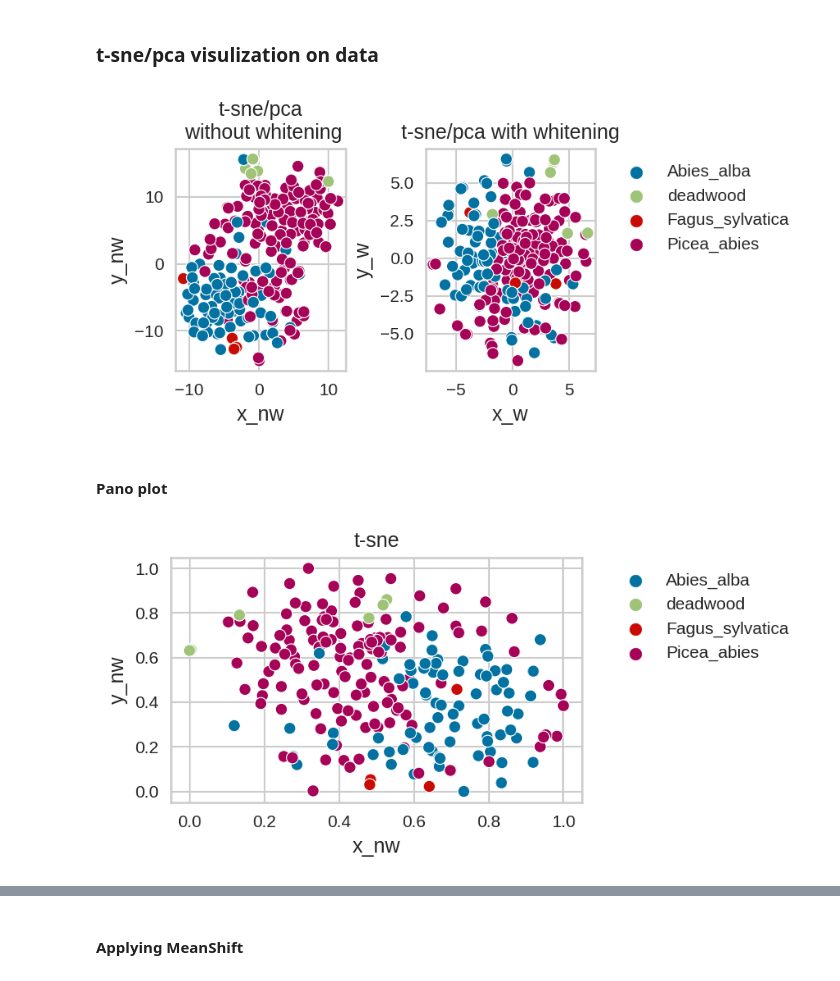
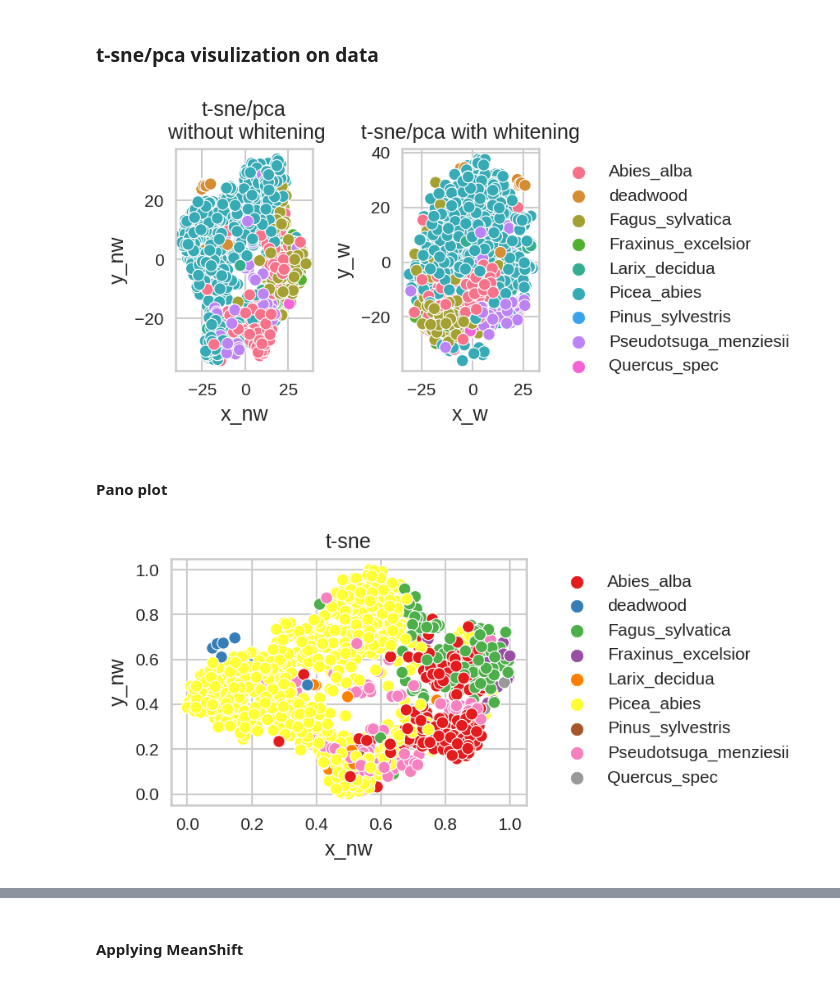
Before and after one commit to zeppehpt1/treeclust, a Jupyter notebook: notebooks/04_analysis.ipynb, the cells around one changed output, grey strips where cells are left out. Saved outputs shown, nothing was run; the diff lists cells and outputs as text; code cells hidden in the pictures.

Commit message:
updtaes in notebooks and polygonize function

```diff
--- a/notebooks/04_analysis.ipynb
+++ b/notebooks/04_analysis.ipynb
@@ -50,14 +50,21 @@ import label_tools as lt
 # %%
 # fc1_path = Path('/home/richard/data/Schiefer/feature_extraction/features/ResNet152_gt_polygon_cfb184_296.pickle')
 #fc1_path = Path('/home/richard/data/Schiefer/feature_extraction/features/ResNet152_gt_square_cfb184_285.pickle')
-fc1_path = Path('/home/richard/data/Schiefer/feature_extraction/features/ResNet152_pred_polygon_cfb184_224.pickle')
+#fc1_path = Path('/home/richard/data/Schiefer/feature_extraction/features/ResNet152_pred_polygon_cfb184_224.pickle')
 #fc1_path = Path('/home/richard/data/Schiefer/feature_extraction/features/ResNet152_pred_square_cfb184_205.pickle')
+
+fc1_path = Path('/home/richard/data/Schiefer/combine/ResNet152_polygon_pred_1126.pickle')
+#fc1_path = Path('/home/richard/data/Schiefer/combine/ResNet152_square_pred_1140.pickle')
 assert fc1_path.is_file()
+# TODO: change name scheme of file in step 3
 
 #le_path = Path('/home/richard/data/Schiefer/feature_extraction/labels/ResNet152_gt_polygon_label_encodings_cfb184_296.pickle')
 #le_path = Path('/home/richard/data/Schiefer/feature_extraction/labels/ResNet152_gt_square_label_encodings_cfb184_285.pickle')
-le_path = Path('/home/richard/data/Schiefer/feature_extraction/labels/ResNet152_pred_polygon_label_encodings_cfb184_224.pickle')
+#le_path = Path('/home/richard/data/Schiefer/feature_extraction/labels/ResNet152_pred_polygon_label_encodings_cfb184_224.pickle')
 #le_path = Path('/home/richard/data/Schiefer/feature_extraction/labels/ResNet152_pred_square_label_encodings_cfb184_205.pickle')
+
+le_path = Path('/home/richard/data/Schiefer/combine/ResNet152_polygon_pred_label_encodings_1126.pickle')
+#le_path = Path('/home/richard/data/Schiefer/combine/ResNet152_square_pred_label_encodings_1140.pickle')
 assert le_path.is_file()
 
 # load the data and label encoder into memory
@@ -174,12 +178,12 @@ Text(0.5, 1.0, 'PCA plot')
 # %%
-# # basic pca
-# pca = PCA(n_components=0.90, svd_solver='full', random_state=42, whiten=False) # higher values may introduce overfitting of the model, rs only for different svd solver relevant
-# pca.fit(fc1)
-# reduced = pca.fit_transform(fc1)
-# print(reduced.shape)
+# basic pca on raw not standardized data
+pca = PCA(n_components=0.80, svd_solver='full', random_state=42, whiten=True) # higher values may introduce overfitting of the model, rs only for different svd solver relevant, 50 is arbitrary choice
+pca.fit(fc1)
+reduced = pca.fit_transform(fc1)
+print(reduced.shape)
 
-# plt.scatter(
-#     reduced[:, 0],
-#     reduced[:, 1])
-# plt.gca().set_aspect('equal', 'datalim')
-# plt.title('PCA plot', fontsize=24)
+plt.scatter(
+    reduced[:, 0],
+    reduced[:, 1])
+plt.gca().set_aspect('equal', 'datalim')
+plt.title('PCA plot', fontsize=24)
@@ -411,12 +430,12 @@ visualizer.show()        # Finalize and render figure
 ### t-sne/pca visulization on data
 # %%
 # no whitening
-pca_nw = PCA(n_components=0.90, svd_solver='full', whiten=False, random_state=42)
+pca_nw = PCA(n_components=50, svd_solver='full', whiten=False, random_state=42)
 x_nw = pca_nw.fit_transform(fc1)
 tsne = TSNE(n_components=2, random_state=12214)
 x_nw_tsne = tsne.fit_transform(x_nw)
 #with withening
-pca = PCA(n_components=0.90, svd_solver='full', whiten=True, random_state=42)
+pca = PCA(n_components=50, svd_solver='full', whiten=True, random_state=42)
 x = pca.fit_transform(fc1)
 tsne_w = TSNE(n_components=2, random_state=654753)
 x_w_tsne = tsne_w.fit_transform(x)
@@ -441,12 +460,14 @@ ax[1].set_title('t-sne/pca with whitening')
 fig.tight_layout()
 plt.show()
 # %% [output]
-[figure, old version]
+[figure, new version]
 # %% [markdown]
 #### Pano plot
 # %%
-X = np.array(reduced)
-tsne = TSNE(n_components=2, random_state=567).fit_transform(X)
+pca_nw = PCA(n_components=50, svd_solver='full', whiten=False, random_state=42)
+x_nw = pca_nw.fit_transform(fc1)
+X = np.array(x_nw)
+tsne = TSNE(n_components=2, perplexity=40, learning_rate=200, n_iter=3000, random_state=567).fit_transform(X)
 
 tx, ty = tsne[:,0], tsne[:,1]
 tx = (tx-np.min(tx)) / (np.max(tx) - np.min(tx))
@@ -454,21 +475,21 @@ ty = (ty-np.min(ty)) / (np.max(ty) - np.min(ty))
 # %%
 labels_ordered = le.inverse_transform(range(len(le.mapper)))
 df = pd.DataFrame({'files': files,
                    'x_nw':tx,
                    'y_nw':ty,
                    'labels': labels,
                   },
                   index=files)
 
 fig, ax = plt.subplots(1,1,figsize=(6,3), dpi=150)
-sns.scatterplot(data=df, x='x_nw', y='y_nw', hue='labels', hue_order=labels_ordered)
+sns.scatterplot(data=df, x='x_nw', y='y_nw', hue='labels', palette='Set1', hue_order=labels_ordered)
 ax.get_legend().remove()
 ax.legend(bbox_to_anchor=(1.05,1))
 ax.set_title('t-sne')
 fig.tight_layout()
 plt.show()
 # %% [output]
-[figure, old version]
+[figure, new version]
 # %%
 import matplotlib.pyplot
 from matplotlib.pyplot import imshow
```
Also changed, not shown: parts of 34 cells of this notebook, 4 other files.
